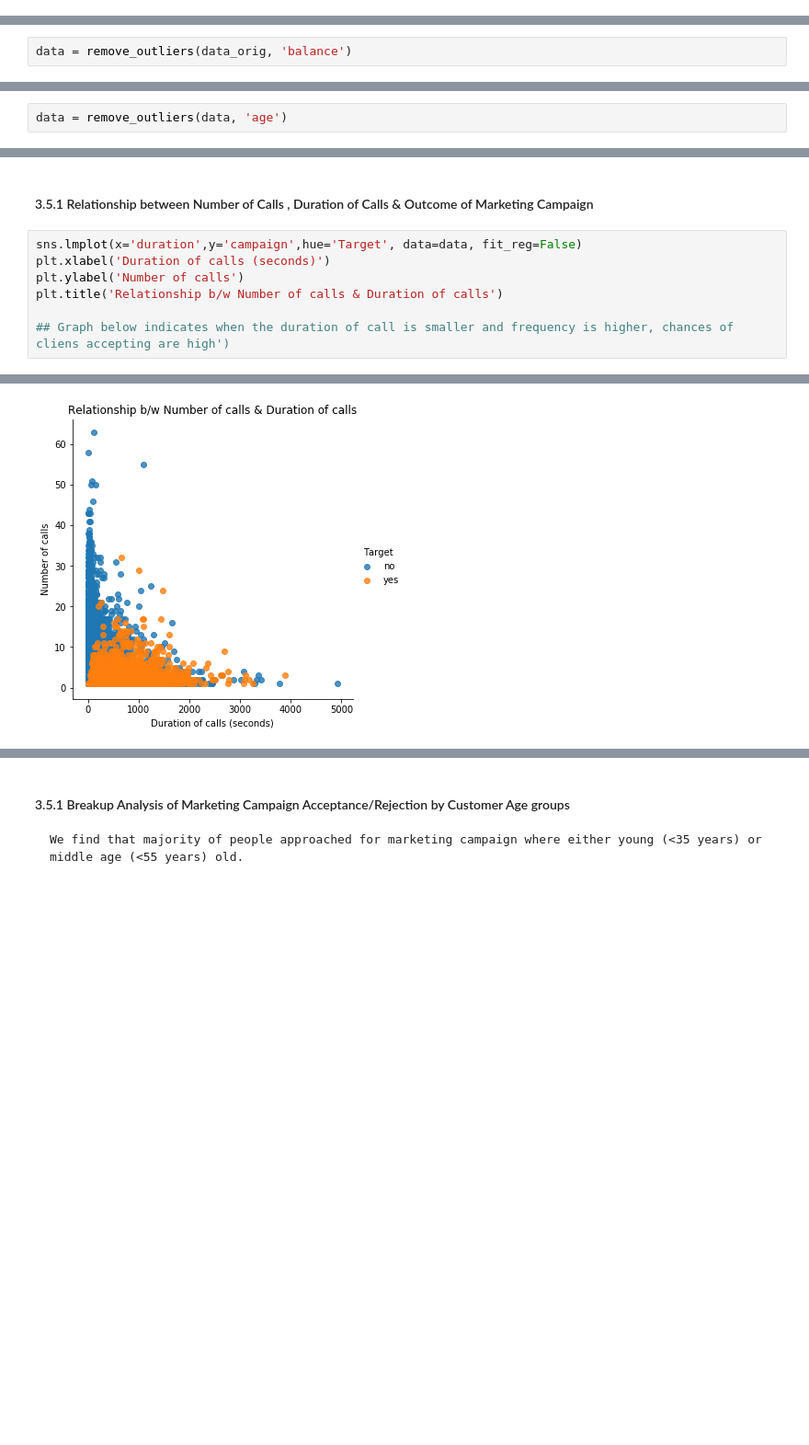
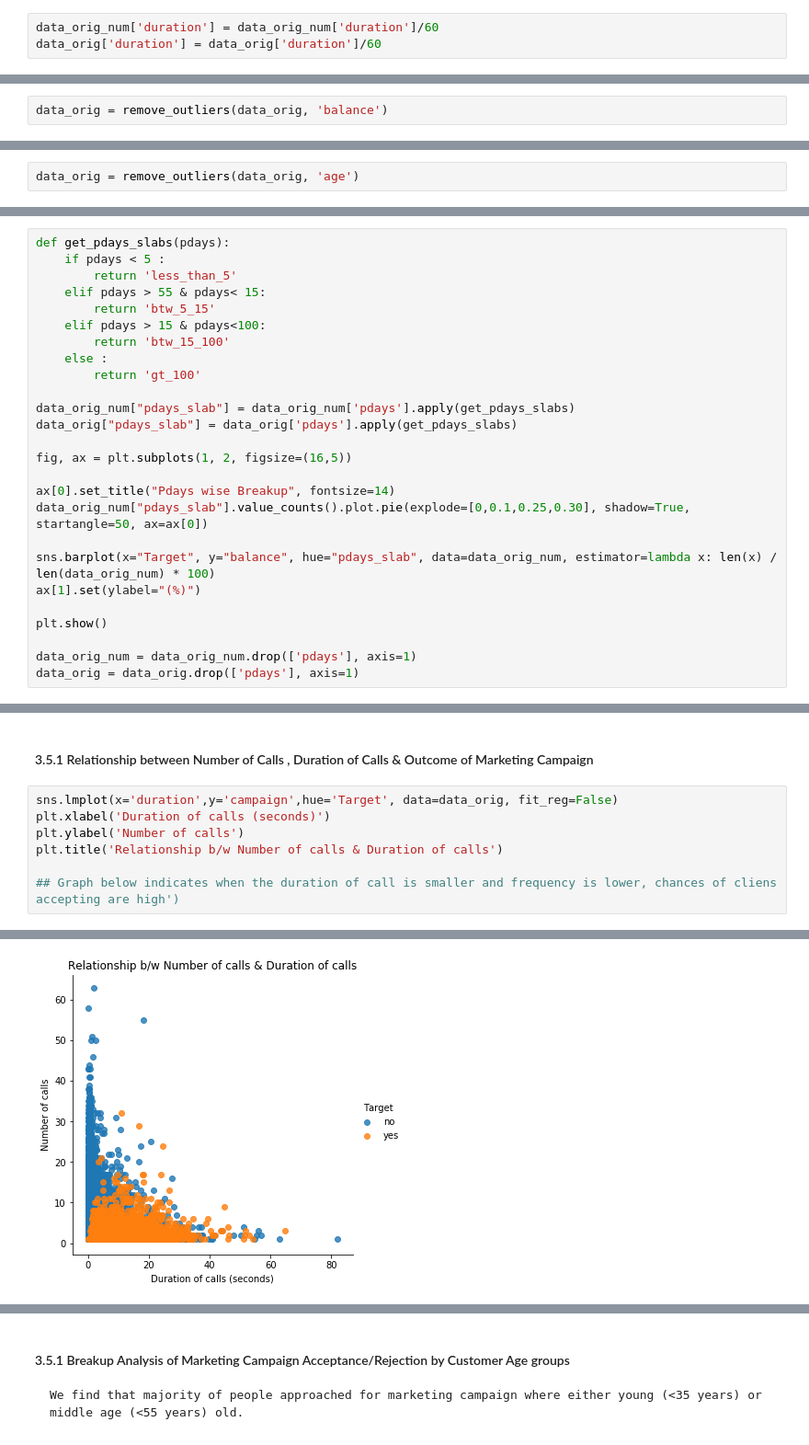
Before and after one commit to rsjain1978/ensemble-ml-systems, a Jupyter notebook: direct-marketing-compaign-bank/compaign.ipynb, the cells around one changed output, grey strips where cells are left out. Shown at 92% size. Drawn from its saved outputs; the diff is of its cells as text; blank space fills up the shorter version.

```diff
--- a/direct-marketing-compaign-bank/compaign.ipynb
+++ b/direct-marketing-compaign-bank/compaign.ipynb
@@ -100,0 +183,3 @@ Median value of previous is 0
+# %%
+data_orig_num['duration'] = data_orig_num['duration']/60
+data_orig['duration'] = data_orig['duration']/60
@@ -129,7 +220,7 @@ def remove_outliers (df, feature_name):
 
     return df
 # %%
-data = remove_outliers(data_orig, 'balance')
+data_orig = remove_outliers(data_orig, 'balance')
 # %% [output]
 Number of rows which had outlier value for balance are 745
 [figure]
@@ -142,5 +233,5 @@ sns.boxplot(data_orig['age'], orient='v')
 <matplotlib.axes._subplots.AxesSubplot at 0x...>
 [figure]
 # %%
-data = remove_outliers(data, 'age')
+data_orig = remove_outliers(data_orig, 'age')
 # %% [output]
@@ -148,0 +245,26 @@ Number of rows which had outlier value for age are 0
+# %%
+def get_pdays_slabs(pdays):
+    if pdays < 5 :
+        return 'less_than_5'
+    elif pdays > 55 & pdays< 15:
+        return 'btw_5_15'
+    elif pdays > 15 & pdays<100:
+        return 'btw_15_100'
+    else :
+        return 'gt_100'
+
+data_orig_num["pdays_slab"] = data_orig_num['pdays'].apply(get_pdays_slabs)
+data_orig["pdays_slab"] = data_orig['pdays'].apply(get_pdays_slabs)
+
+fig, ax = plt.subplots(1, 2, figsize=(16,5))
+
+ax[0].set_title("Pdays wise Breakup", fontsize=14)
+data_orig_num["pdays_slab"].value_counts().plot.pie(explode=[0,0.1,0.25,0.30], shadow=True, startangle=50, ax=ax[0])
+
+sns.barplot(x="Target", y="balance", hue="pdays_slab", data=data_orig_num, estimator=lambda x: len(x) / len(data_orig_num) * 100)
+ax[1].set(ylabel="(%)")
+
+plt.show()
+
+data_orig_num = data_orig_num.drop(['pdays'], axis=1)
+data_orig = data_orig.drop(['pdays'], axis=1)
@@ -151,12 +318,12 @@ Number of rows which had outlier value for age are 0
 # %% [markdown]
 #### 3.5.1 Relationship between Number of Calls , Duration of Calls & Outcome of Marketing Campaign
 # %%
-sns.lmplot(x='duration',y='campaign',hue='Target', data=data, fit_reg=False)
+sns.lmplot(x='duration',y='campaign',hue='Target', data=data_orig, fit_reg=False)
 plt.xlabel('Duration of calls (seconds)')
 plt.ylabel('Number of calls')
 plt.title('Relationship b/w Number of calls & Duration of calls')
 
-## Graph below indicates when the duration of call is smaller and frequency is higher, chances of cliens accepting are high')
+## Graph below indicates when the duration of call is smaller and frequency is lower, chances of cliens accepting are high')
 # %% [output]
 Text(0.5, 1.0, 'Relationship b/w Number of calls & Duration of calls')
-[figure, old version]
+[figure, new version]
```
Also changed, not shown: parts of 57 cells of this notebook.
